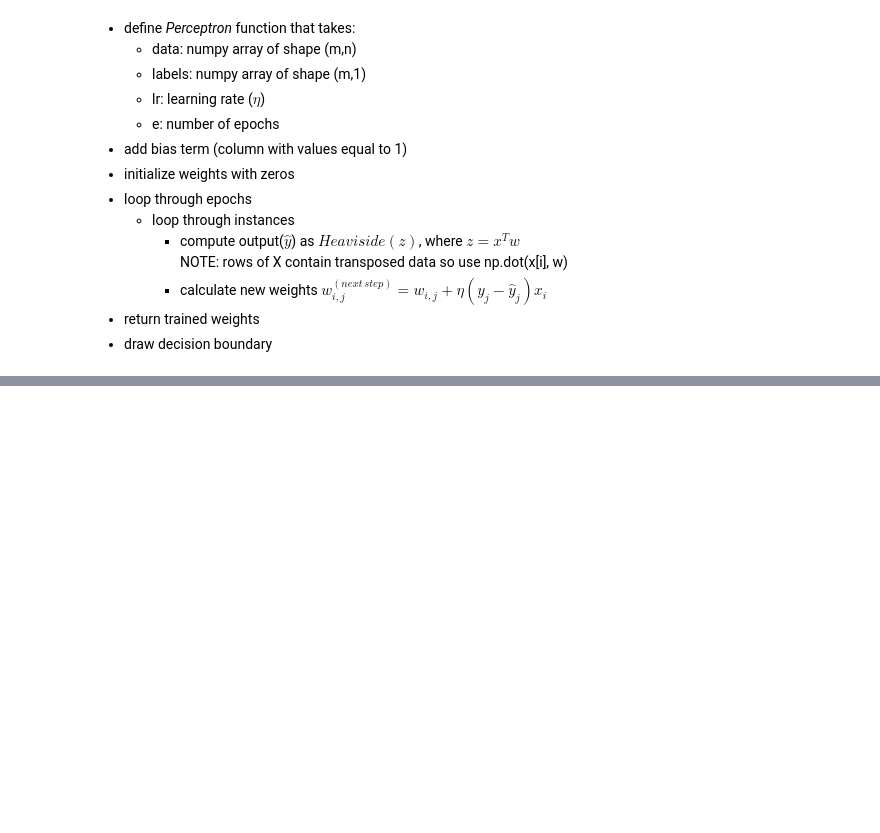
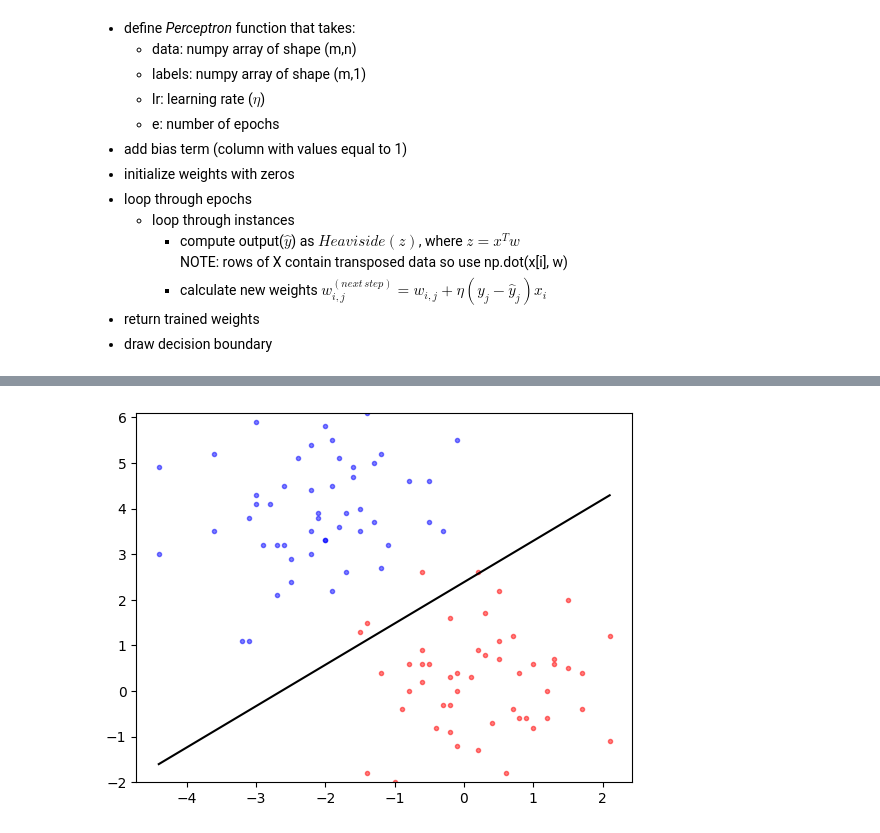
Before and after one commit to marcinsawinski/UEP_KIE_DL_CODE, a Jupyter notebook: dl01_perceptron_solution.ipynb, the cells around one changed output, grey strips where cells are left out. Saved outputs shown, nothing was run; the diff lists cells and outputs as text; code cells hidden in the pictures; blank space fills up the shorter version.

```diff
--- a/dl01_perceptron_solution.ipynb
+++ b/dl01_perceptron_solution.ipynb
@@ -105,0 +116,11 @@ Epoch: 9  Weights :  [[-1.3  -0.35  0.4 ]] x:  [ 1.  -3.9  2.9] z:  1.2250000000
+# %%
+import tensorflow as tf
+
+model = tf.keras.Sequential([
+    tf.keras.layers.Dense(1, input_shape=(2,),activation="sigmoid"),
+])
+model.compile(loss="binary_cross", optimizer=tf.keras.optimizers.SGD(lr=1e-2),
+              metrics=["accuracy"])
+
+history = model.fit(X_train, y_train, epochs=100)
+model.evaluate(X_train, y_train)
@@ -105,0 +146,7 @@ Epoch: 9  Weights :  [[-1.3  -0.35  0.4 ]] x:  [ 1.  -3.9  2.9] z:  1.2250000000
+# %%
+weights, biases = model.layers[0].get_weights()
+w_keras = np.hstack([biases, weights.reshape(1,-1)[0]])
+plot_data(X_train,y_train)
+plot_decision_boundary(X_train, w_keras)
+# %% [output]
+[figure, added]
```
Also changed, not shown: parts of 5 cells of this notebook, 1 other file.
